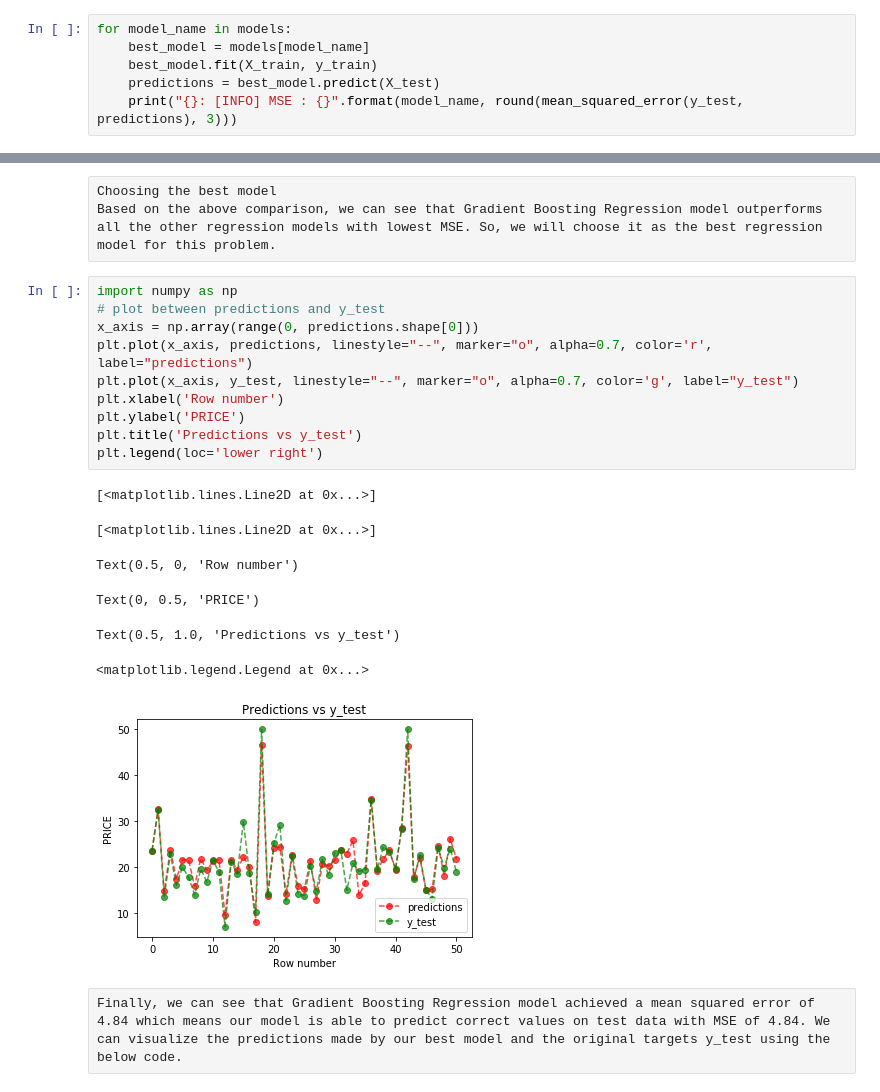
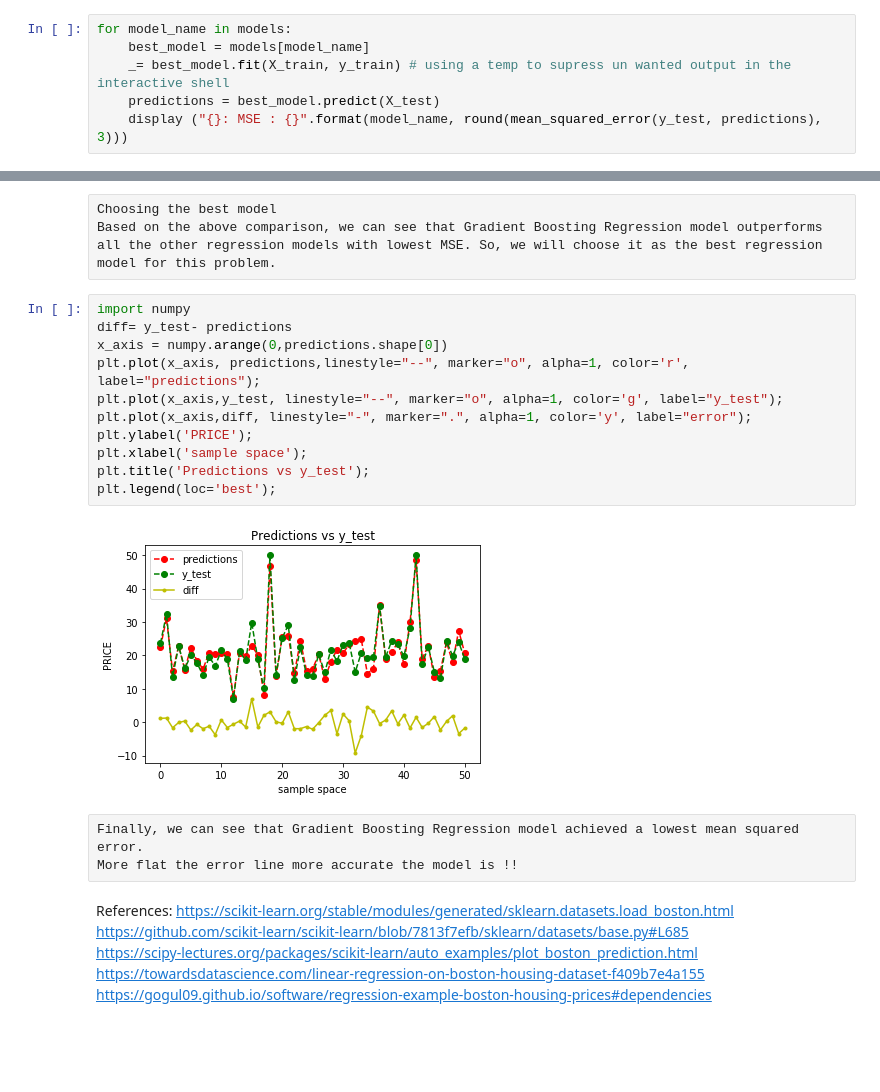
Before and after one commit to gowthamsharma/beautiful-jekyll, a Jupyter notebook: _uploads/linear_regression_scikit_learn.ipynb, the cells around one changed output, grey strips where cells are left out. Cells and saved outputs as stored; diff of their text form; blank space fills up the shorter version.

```diff
--- a/_uploads/linear_regression_scikit_learn.ipynb
+++ b/_uploads/linear_regression_scikit_learn.ipynb
@@ -325,7 +309,7 @@ models["ExtraTrees"]    = ExtraTreesRegressor()
 # %%
 for model_name in models:
     best_model = models[model_name]
-    best_model.fit(X_train, y_train)
+    _= best_model.fit(X_train, y_train) # using a temp to supress un wanted output in the interactive shell
     predictions = best_model.predict(X_test)
-    print("{}: [INFO] MSE : {}".format(model_name, round(mean_squared_error(y_test, predictions), 3)))
+    display ("{}: MSE : {}".format(model_name, round(mean_squared_error(y_test, predictions), 3)))
 # %% [output]
@@ -358,22 +327,25 @@ SVR: [INFO] MSE : 30.12
 Choosing the best model
 Based on the above comparison, we can see that Gradient Boosting Regression model outperforms all the other regression models with lowest MSE. So, we will choose it as the best regression model for this problem.
 # %%
-import numpy as np
-# plot between predictions and y_test
-x_axis = np.array(range(0, predictions.shape[0]))
-plt.plot(x_axis, predictions, linestyle="--", marker="o", alpha=0.7, color='r', label="predictions")
-plt.plot(x_axis, y_test, linestyle="--", marker="o", alpha=0.7, color='g', label="y_test")
-plt.xlabel('Row number')
-plt.ylabel('PRICE')
-plt.title('Predictions vs y_test')
-plt.legend(loc='lower right')
+import numpy
+diff= y_test- predictions
+x_axis = numpy.arange(0,predictions.shape[0])
+plt.plot(x_axis, predictions,linestyle="--", marker="o", alpha=1, color='r', label="predictions");
+plt.plot(x_axis,y_test, linestyle="--", marker="o", alpha=1, color='g', label="y_test");
+plt.plot(x_axis,diff, linestyle="-", marker=".", alpha=1, color='y', label="error");
+plt.ylabel('PRICE');
+plt.xlabel('sample space');
+plt.title('Predictions vs y_test');
+plt.legend(loc='best');
 # %% [output]
-[<matplotlib.lines.Line2D at 0x...>]
-[<matplotlib.lines.Line2D at 0x...>]
-Text(0.5, 0, 'Row number')
-Text(0, 0.5, 'PRICE')
-Text(0.5, 1.0, 'Predictions vs y_test')
-<matplotlib.legend.Legend at 0x...>
-[figure, old version]
+[figure, new version]
-# %% [raw]
-Finally, we can see that Gradient Boosting Regression model achieved a mean squared error of 4.84 which means our model is able to predict correct values on test data with MSE of 4.84. We can visualize the predictions made by our best model and the original targets y_test using the below code.
+# %% [raw]
+Finally, we can see that Gradient Boosting Regression model achieved a lowest mean squared error.
+More flat the error line more accurate the model is !!
+# %% [markdown]
+ References:
+ https://scikit-learn.org/stable/modules/generated/sklearn.datasets.load_boston.html
+ https://github.com/scikit-learn/scikit-learn/blob/7813f7efb/sklearn/datasets/base.py#L685
+ https://scipy-lectures.org/packages/scikit-learn/auto_examples/plot_boston_prediction.html
+ https://towardsdatascience.com/linear-regression-on-boston-housing-dataset-f409b7e4a155
+ https://gogul09.github.io/software/regression-example-boston-housing-prices#dependencies
```
Also changed, not shown: parts of 14 cells of this notebook, 6 other files.
